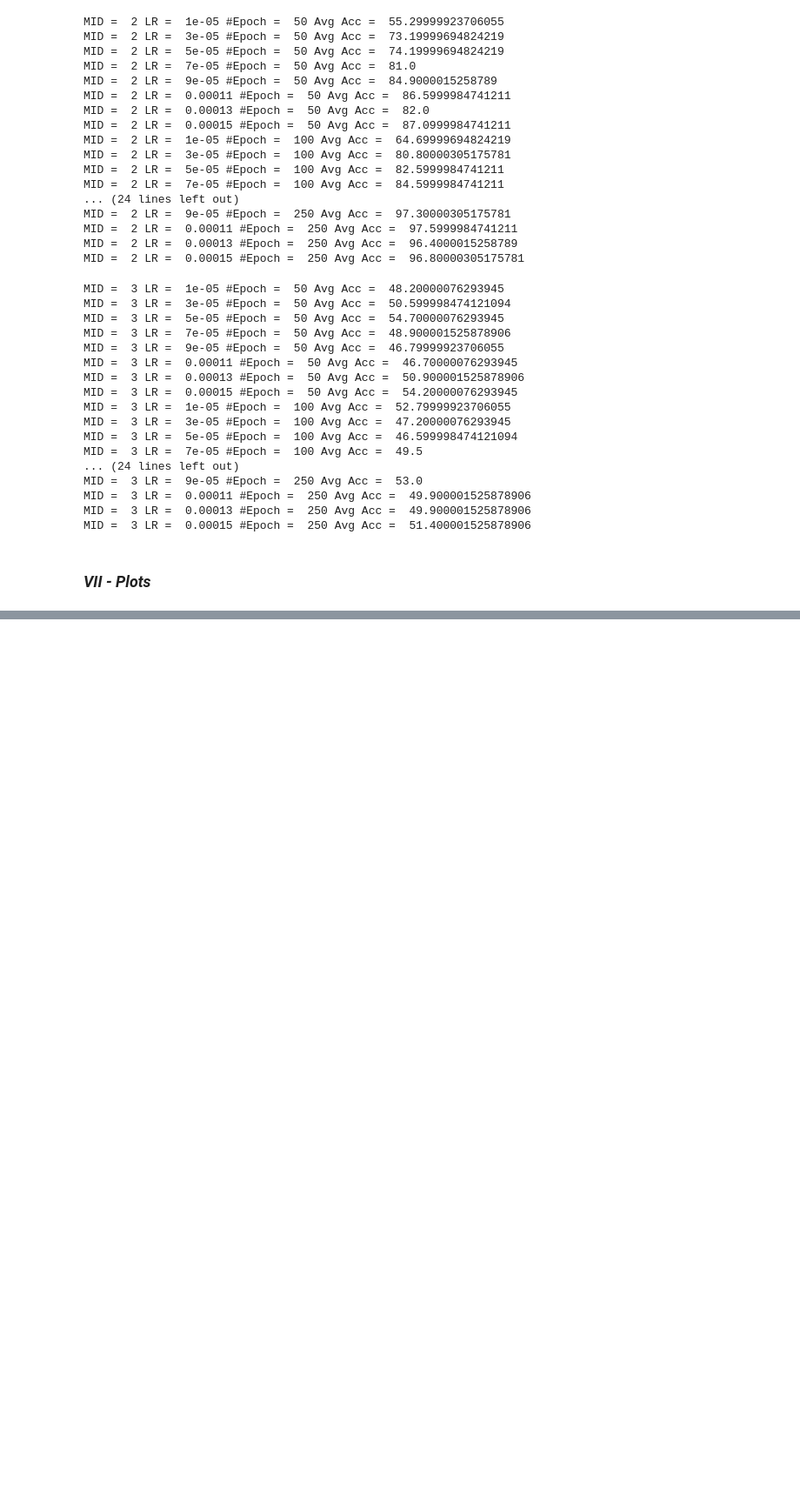
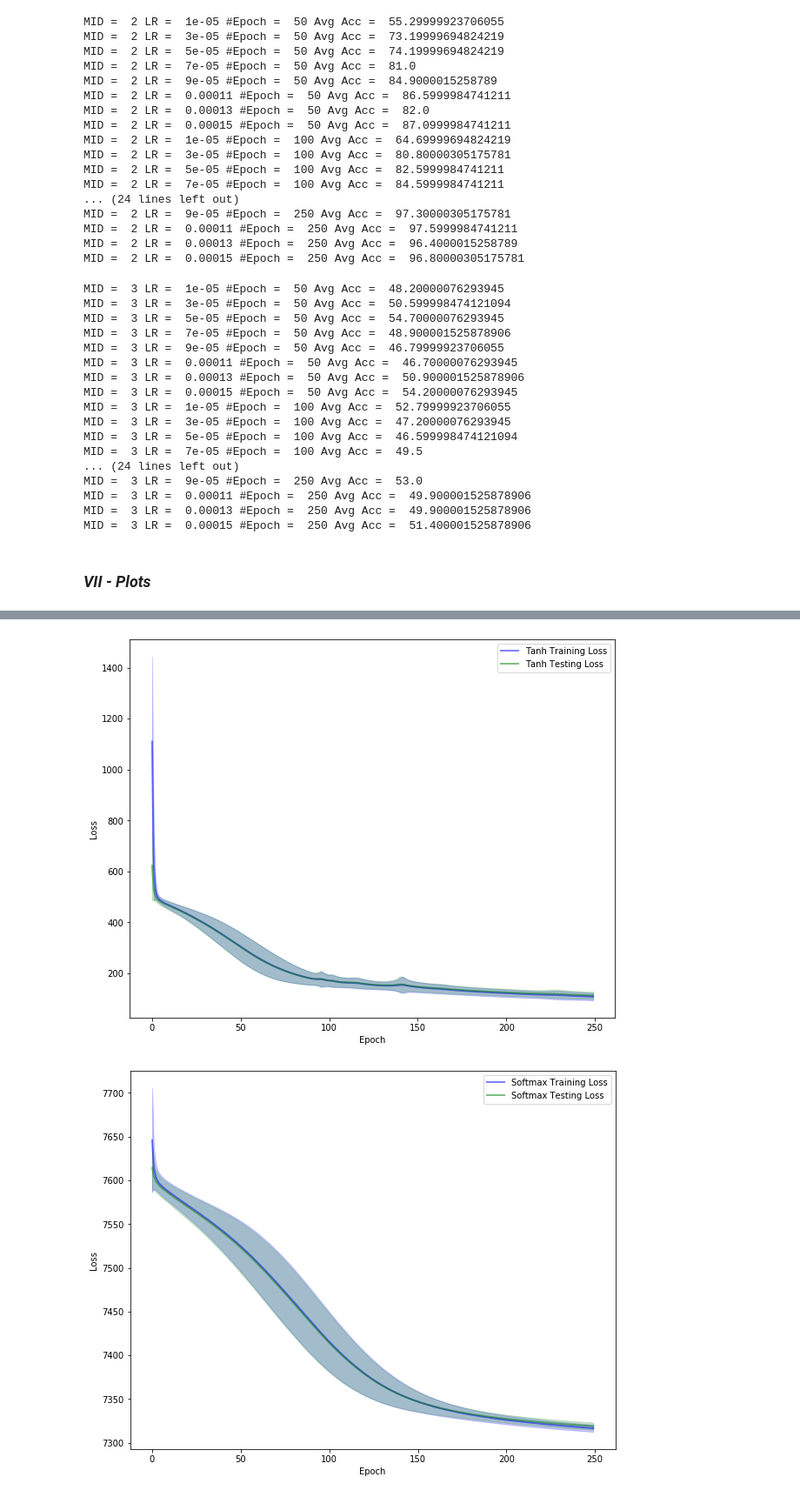
Before and after one commit to Laragervaise/Deep-Learning, a Jupyter notebook: proj2.ipynb, the cells around one changed output, grey strips where cells are left out. Shown at 87% size. Cells and saved outputs as stored; diff of their text form; code cells hidden in the pictures; blank space fills up the shorter version.

```diff
--- a/proj2.ipynb
+++ b/proj2.ipynb
@@ -613,3 +610,9 @@ plot_loss(histories, 2, 'Tanh', train_history = True, test_history = True)
+# %%
+plot_loss(histories, 2, 'Tanh', train_history = True, test_history = True)
+plot_loss(histories, 3, 'Softmax', train_history = True, test_history = True)
+# %% [output]
+[figure, added]
+[figure, added]
 # %%
 plot_acc(histories, 0, 'ReLu', train_history = True, test_history = True)
 plot_acc(histories, 1, 'Sigmoid', train_history = True, test_history = True)
```
Also changed, not shown: parts of 7 cells of this notebook.
